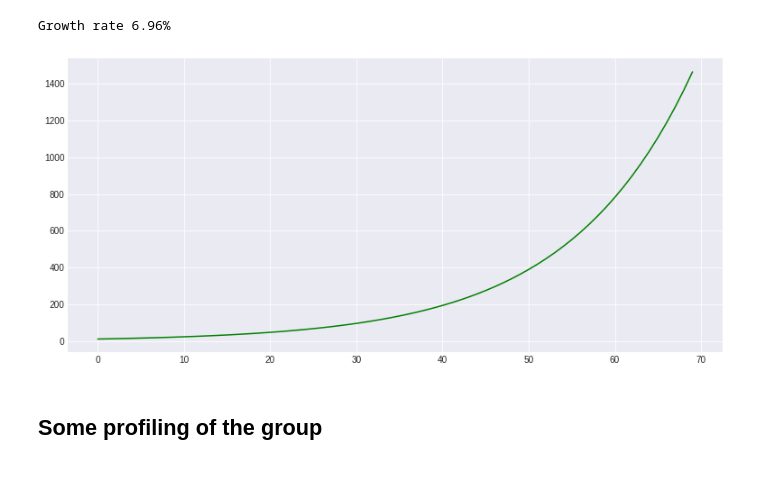
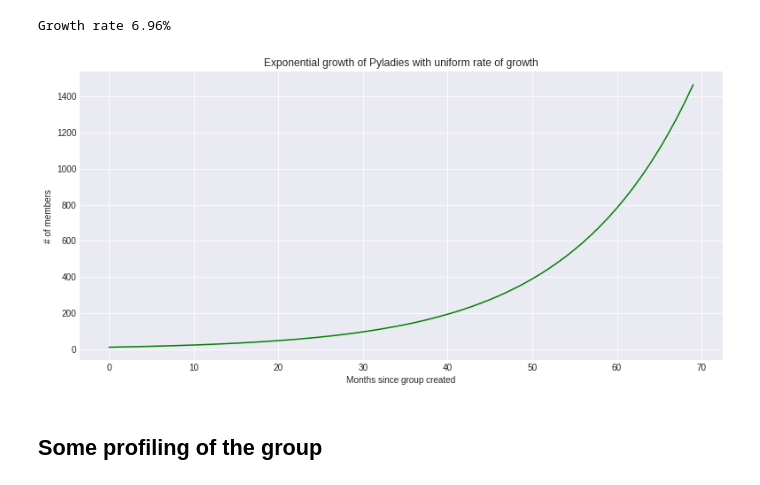
Before and after one commit to amaralcs/meetup_eda, a Jupyter notebook: user_eda.ipynb, the cells around one changed output. Drawn from its saved outputs; the diff is of its cells as text; code cells hidden in the pictures.

Commit message:
Created new plots for user eda

```diff
--- a/user_eda.ipynb
+++ b/user_eda.ipynb
@@ -128,11 +129,11 @@ month_year_df.head()
 The next cell assigns a colour to each year
 # %%
 color_map = cm.get_cmap('tab10')
-color_list = [color_map(i/7.0) for i in range(0,7)]
+color_list = [color_map(i/float(len(years))) for i in range(len(years))] # years defined above
 
 month_year_df['color'] = (
     month_year_df['joined_year']
-    .apply(lambda y: color_list[y%2013])
+    .apply(lambda y: color_list[y % min(years)])
 )
 month_year_color = month_year_df['color'].tolist()
 # %%
@@ -141,10 +142,10 @@ color_patch_list = [mpatches.Patch(color=c, label=y) for c,y in zip(color_list,
 # %% [markdown]
 Exploring some population growth
 # %%
-cumulative_members = np.cumsum(month_year_count)
+cumulative_member_count = np.cumsum(month_year_count)
 
-init_pop = cumulative_members[0]
-rog = np.mean([new_count/total for new_count, total in zip(month_year_count, cumulative_members)])
+init_pop = cumulative_member_count[0]
+rog = np.mean([new_count/total for new_count, total in zip(month_year_count, cumulative_member_count)])
 e = math.e
 
 malthusian_growth = [init_pop*math.pow(e, rog*time) for time in range(len(month_year_color))]
@@ -180,10 +181,14 @@ Growth rate 6.96%
 # %%
 fig, ax = plt.subplots(figsize = FIG_SIZE)
 ax.plot(malthusian_growth, c='g')
+ax.set_xlabel('Months since group created')
+ax.set_ylabel('# of members')
+ax.set_title('Exponential growth of Pyladies with uniform rate of growth')
+
 plt.style.use('seaborn-darkgrid')
 plt.show()
 # %% [output]
-[figure, old version]
+[figure, new version]
 # %% [markdown]
 ## Some profiling of the group
 # %%
```
Also changed, not shown: parts of 20 cells of this notebook.
